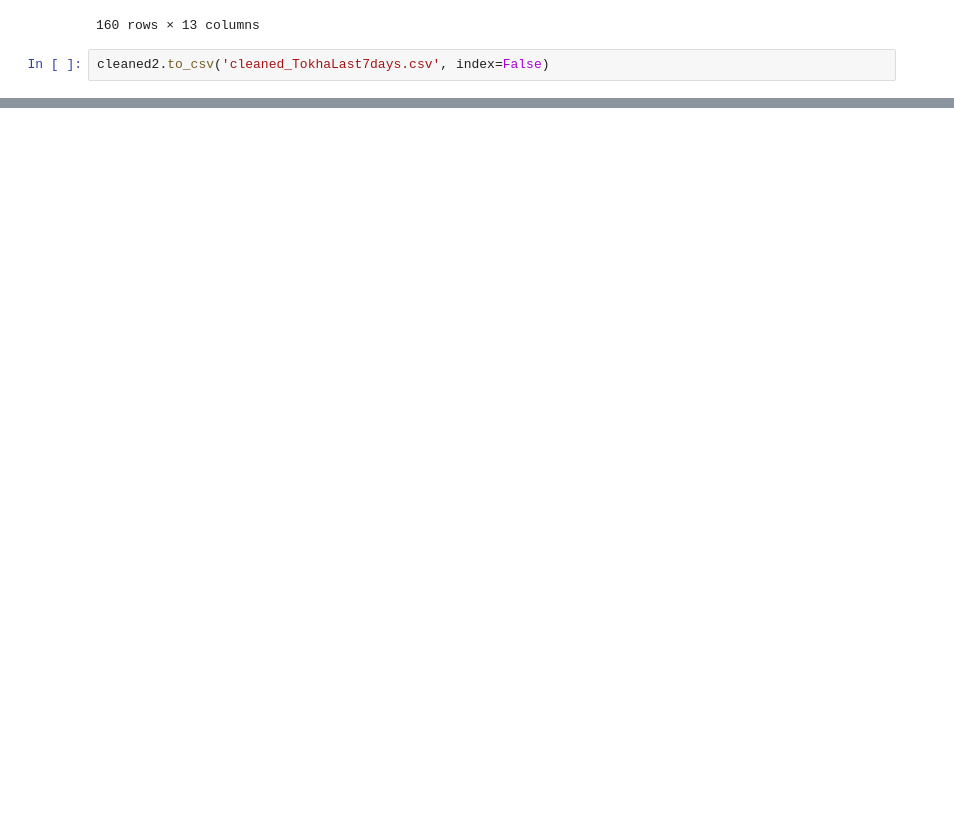
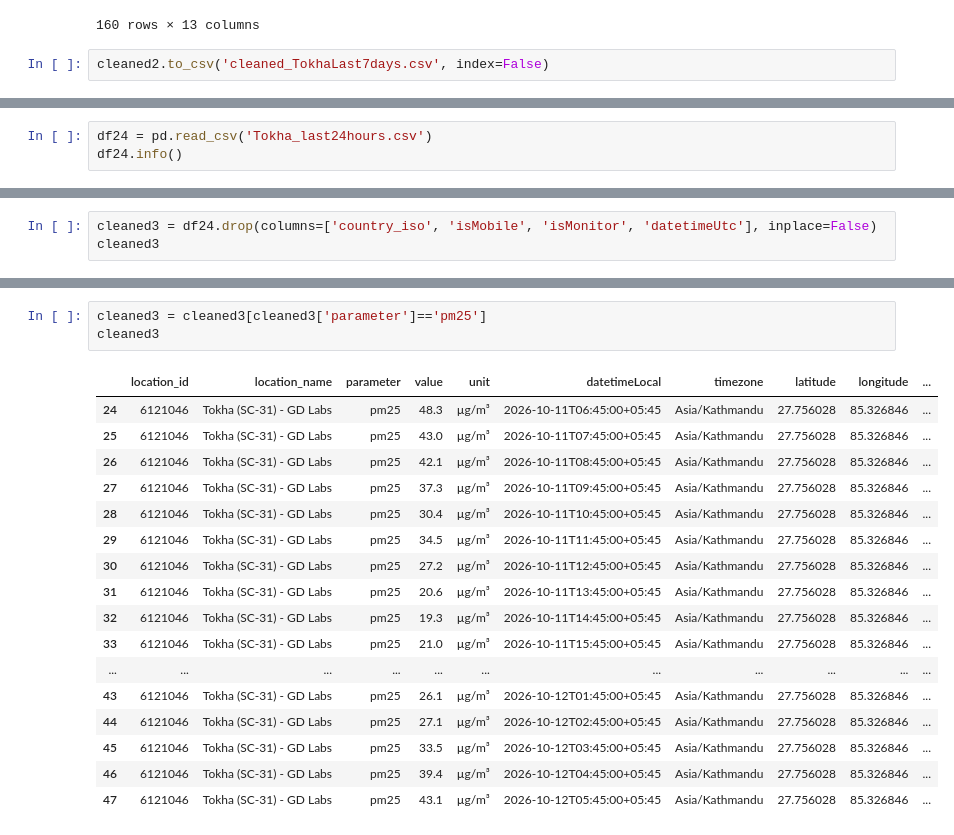
Before and after one commit to Laxmination/Kathmandu-PM2.5-Forecasting, a Jupyter notebook: OpenAQdatasetCleaning/Tokha data cleaning.ipynb, the cells around one changed output, grey strips where cells are left out. Drawn from its saved outputs; the diff is of its cells as text; blank space fills up the shorter version.

Commit message:
tokha last 24 hours data cleaning

```diff
--- a/OpenAQdatasetCleaning/Tokha data cleaning.ipynb
+++ b/OpenAQdatasetCleaning/Tokha data cleaning.ipynb
@@ -306,0 +309,3 @@ cleaned2.to_csv('cleaned_TokhaLast7days.csv', index=False)
+# %%
+df24 = pd.read_csv('Tokha_last24hours.csv')
+df24.info()
@@ -306,0 +349,3 @@ cleaned2.to_csv('cleaned_TokhaLast7days.csv', index=False)
+# %%
+cleaned3 = df24.drop(columns=['country_iso', 'isMobile', 'isMonitor', 'datetimeUtc'], inplace=False)
+cleaned3
@@ -306,0 +366,21 @@ cleaned2.to_csv('cleaned_TokhaLast7days.csv', index=False)
+# %%
+cleaned3 = cleaned3[cleaned3['parameter']=='pm25']
+cleaned3
+# %% [output]
+|  | location_id | location_name | parameter | value | unit | datetimeLocal | timezone | latitude | longitude | ... |
+| 24 | 6121046 | Tokha (SC-31) - GD Labs | pm25 | 48.3 | µg/m³ | 2026-10-11T06:45:00+05:45 | Asia/Kathmandu | 27.756028 | 85.326846 | ... |
+| 25 | 6121046 | Tokha (SC-31) - GD Labs | pm25 | 43.0 | µg/m³ | 2026-10-11T07:45:00+05:45 | Asia/Kathmandu | 27.756028 | 85.326846 | ... |
+| 26 | 6121046 | Tokha (SC-31) - GD Labs | pm25 | 42.1 | µg/m³ | 2026-10-11T08:45:00+05:45 | Asia/Kathmandu | 27.756028 | 85.326846 | ... |
+| 27 | 6121046 | Tokha (SC-31) - GD Labs | pm25 | 37.3 | µg/m³ | 2026-10-11T09:45:00+05:45 | Asia/Kathmandu | 27.756028 | 85.326846 | ... |
+| 28 | 6121046 | Tokha (SC-31) - GD Labs | pm25 | 30.4 | µg/m³ | 2026-10-11T10:45:00+05:45 | Asia/Kathmandu | 27.756028 | 85.326846 | ... |
+| 29 | 6121046 | Tokha (SC-31) - GD Labs | pm25 | 34.5 | µg/m³ | 2026-10-11T11:45:00+05:45 | Asia/Kathmandu | 27.756028 | 85.326846 | ... |
+| 30 | 6121046 | Tokha (SC-31) - GD Labs | pm25 | 27.2 | µg/m³ | 2026-10-11T12:45:00+05:45 | Asia/Kathmandu | 27.756028 | 85.326846 | ... |
+| 31 | 6121046 | Tokha (SC-31) - GD Labs | pm25 | 20.6 | µg/m³ | 2026-10-11T13:45:00+05:45 | Asia/Kathmandu | 27.756028 | 85.326846 | ... |
+| 32 | 6121046 | Tokha (SC-31) - GD Labs | pm25 | 19.3 | µg/m³ | 2026-10-11T14:45:00+05:45 | Asia/Kathmandu | 27.756028 | 85.326846 | ... |
+| 33 | 6121046 | Tokha (SC-31) - GD Labs | pm25 | 21.0 | µg/m³ | 2026-10-11T15:45:00+05:45 | Asia/Kathmandu | 27.756028 | 85.326846 | ... |
+| ... | ... | ... | ... | ... | ... | ... | ... | ... | ... | ... |
+| 43 | 6121046 | Tokha (SC-31) - GD Labs | pm25 | 26.1 | µg/m³ | 2026-10-12T01:45:00+05:45 | Asia/Kathmandu | 27.756028 | 85.326846 | ... |
+| 44 | 6121046 | Tokha (SC-31) - GD Labs | pm25 | 27.1 | µg/m³ | 2026-10-12T02:45:00+05:45 | Asia/Kathmandu | 27.756028 | 85.326846 | ... |
+| 45 | 6121046 | Tokha (SC-31) - GD Labs | pm25 | 33.5 | µg/m³ | 2026-10-12T03:45:00+05:45 | Asia/Kathmandu | 27.756028 | 85.326846 | ... |
+| 46 | 6121046 | Tokha (SC-31) - GD Labs | pm25 | 39.4 | µg/m³ | 2026-10-12T04:45:00+05:45 | Asia/Kathmandu | 27.756028 | 85.326846 | ... |
+| 47 | 6121046 | Tokha (SC-31) - GD Labs | pm25 | 43.1 | µg/m³ | 2026-10-12T05:45:00+05:45 | Asia/Kathmandu | 27.756028 | 85.326846 | ... |
```
Also changed, not shown: parts of 6 cells of this notebook, 1 other file.
